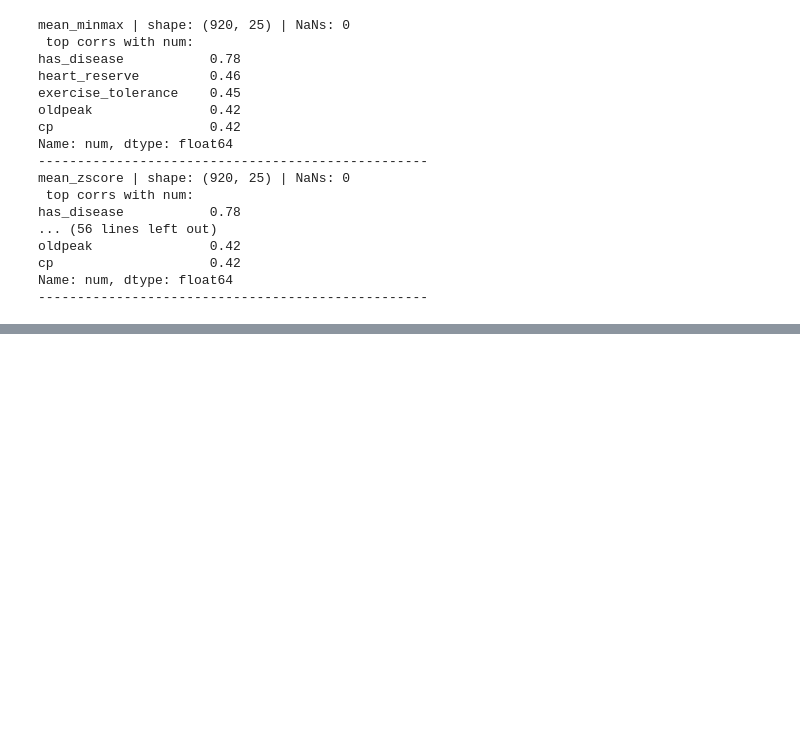
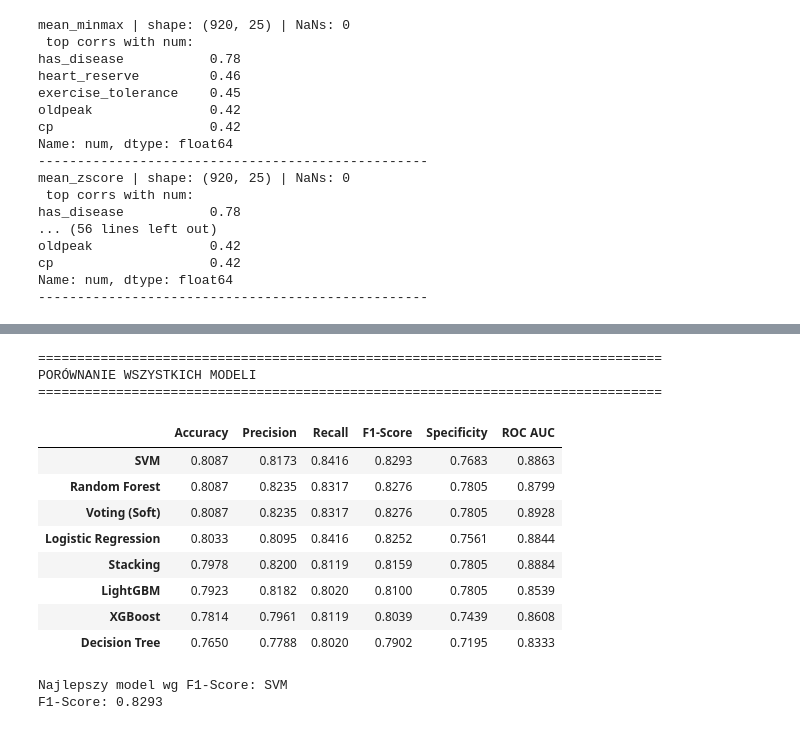
Before and after one commit to Nachos-mic/ZMUM_PROJEKT, a Jupyter notebook: zmum_project.ipynb, the cells around one changed output, grey strips where cells are left out. Saved outputs shown, nothing was run; the diff lists cells and outputs as text; code cells hidden in the pictures; blank space fills up the shorter version.

```diff
--- a/zmum_project.ipynb
+++ b/zmum_project.ipynb
@@ -1002,0 +1326,26 @@ Name: num, dtype: float64
+# %%
+# =============================================================================
+# 9. MODELE ZESPOŁOWE - STACKING CLASSIFIER
+# =============================================================================
+
+from sklearn.ensemble import StackingClassifier
+
+# Stacking z meta-modelem LogisticRegression
+stacking = StackingClassifier(
+    estimators=[
+        ('lr', LogisticRegression(max_iter=1000, random_state=42)),
+        ('dt', DecisionTreeClassifier(max_depth=10, random_state=42)),
+        ('rf', RandomForestClassifier(n_estimators=100, max_depth=10, random_state=42))
+    ],
+    final_estimator=LogisticRegression(max_iter=1000, random_state=42),
+    cv=5
+)
+
+stacking.fit(X_train, y_train)
+y_pred_stacking = stacking.predict(X_test)
+y_proba_stacking = stacking.predict_proba(X_test)[:, 1]
+
+results_sklearn['Stacking'] = evaluate_model(y_test, y_pred_stacking, y_proba_stacking)
+print(f"\nStacking Classifier:")
+for metric, value in results_sklearn['Stacking'].items():
+    print(f"  {metric}: {value:.4f}")
@@ -1002,0 +1360,33 @@ Name: num, dtype: float64
+# %%
+# =============================================================================
+# 10. PORÓWNANIE WYNIKÓW - TABELA
+# =============================================================================
+
+results_df = pd.DataFrame(results_sklearn).T
+results_df = results_df.round(4)
+results_df = results_df.sort_values('F1-Score', ascending=False)
+
+print("\n" + "="*80)
+print("PORÓWNANIE WSZYSTKICH MODELI")
+print("="*80)
+display(results_df)
+
+# Najlepszy model
+best_model_name = results_df['F1-Score'].idxmax()
+print(f"\nNajlepszy model wg F1-Score: {best_model_name}")
+print(f"F1-Score: {results_df.loc[best_model_name, 'F1-Score']:.4f}")
+# %% [output]
+================================================================================
+PORÓWNANIE WSZYSTKICH MODELI
+================================================================================
+|  | Accuracy | Precision | Recall | F1-Score | Specificity | ROC AUC |
+| SVM | 0.8087 | 0.8173 | 0.8416 | 0.8293 | 0.7683 | 0.8863 |
+| Random Forest | 0.8087 | 0.8235 | 0.8317 | 0.8276 | 0.7805 | 0.8799 |
+| Voting (Soft) | 0.8087 | 0.8235 | 0.8317 | 0.8276 | 0.7805 | 0.8928 |
+| Logistic Regression | 0.8033 | 0.8095 | 0.8416 | 0.8252 | 0.7561 | 0.8844 |
+| Stacking | 0.7978 | 0.8200 | 0.8119 | 0.8159 | 0.7805 | 0.8884 |
+| LightGBM | 0.7923 | 0.8182 | 0.8020 | 0.8100 | 0.7805 | 0.8539 |
+| XGBoost | 0.7814 | 0.7961 | 0.8119 | 0.8039 | 0.7439 | 0.8608 |
+| Decision Tree | 0.7650 | 0.7788 | 0.8020 | 0.7902 | 0.7195 | 0.8333 |
+Najlepszy model wg F1-Score: SVM
+F1-Score: 0.8293
```
Also changed, not shown: parts of 13 cells of this notebook.
